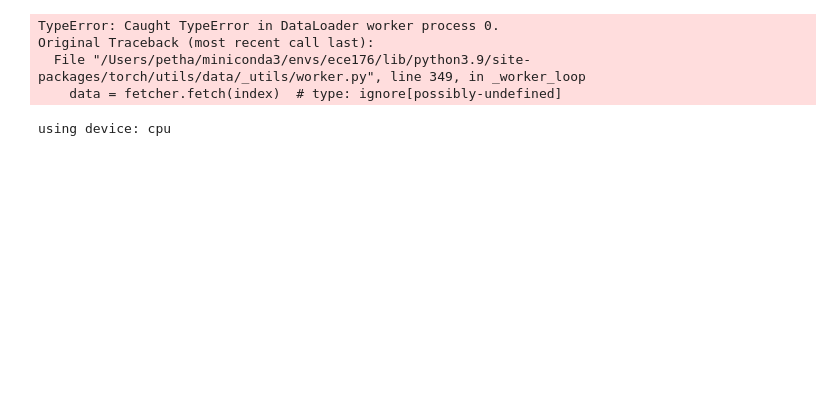
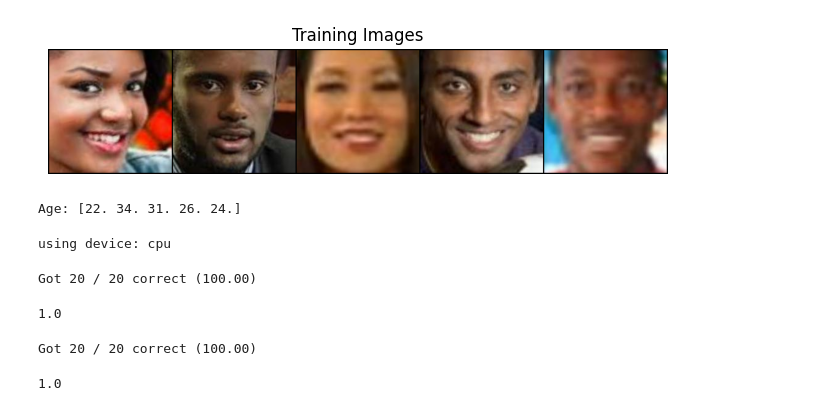
Before and after one commit to petha01/Age-Predictor, a Jupyter notebook: age_predictor.ipynb, the cells around one changed output. Cells and saved outputs as stored; diff of their text form; code cells hidden in the pictures; blank space fills up the shorter version.

```diff
--- a/age_predictor.ipynb
+++ b/age_predictor.ipynb
@@ -13,28 +16,19 @@ NUM_TRAIN = 50000
 NUM_VALID = 10000
 target_column = 'age'
 train_loader, valid_loader, test_loader = get_utkface_loaders(target_column, batch_size=64, num_train=10000, num_valid=2000, num_test=2000)
-# %%
-def imshow(img):
-    img = img / 2 + 0.5  # unnormalize
-    npimg = img.numpy()
-    plt.imshow(np.transpose(npimg, (1, 2, 0)))
-    plt.show()
-
-dataiter = iter(train_loader)
-images, labels = next(dataiter)
-
-# indices = np.random.choice(len(images), 5, replace=False)
-# random_images = images[indices]
-# random_labels = labels[indices]
-# print(random_labels)
-
-# # Show images
-# imshow(vutils.make_grid(random_images))
-# %% [output]
-TypeError: Caught TypeError in DataLoader worker process 0.
-Original Traceback (most recent call last):
-  File "/Users/petha/miniconda3/envs/ece176/lib/python3.9/site-packages/torch/utils/data/_utils/worker.py", line 349, in _worker_loop
-    data = fetcher.fetch(index)  # type: ignore[possibly-undefined]
+# %%
+# Print 5 images with the age label
+dataiter = iter(train_loader)
+images, labels = next(dataiter)
+plt.figure(figsize=(8, 8))
+plt.axis("off")
+plt.title("Training Images")
+plt.imshow(np.transpose(vutils.make_grid(images[:5], padding=2, normalize=True).cpu(),(1,2,0)))
+plt.show()
+print('Age:', labels[:5].numpy())
+# %% [output]
+[figure, added]
+Age: [22. 34. 31. 26. 24.]
 # %%
 USE_GPU = True
 num_class = 100
@@ -53,0 +94,16 @@ using device: cpu
+# %%
+num_class = 20
+target_column = 'age_class'
+train_loader, valid_loader, test_loader = get_utkface_loaders(target_column, batch_size=64, num_train=1000, num_valid=200, num_test=200)
+model_resenet_class = ResNetClassification(num_class=num_class)
+optimizer = optim.Adam(model_resenet_class.parameters(), lr=1e-3)
+train_classification(model_resenet_class, optimizer, epochs=2)
+# %% [output]
+Got 20 / 20 correct (100.00)
+1.0
+# %%
+# Check the accuracy of the model
+check_accuracy_classification(test_loader, model_resenet_class)
+# %% [output]
+Got 20 / 20 correct (100.00)
+1.0
```
Also changed, not shown: parts of 7 cells of this notebook, 3 other files.
